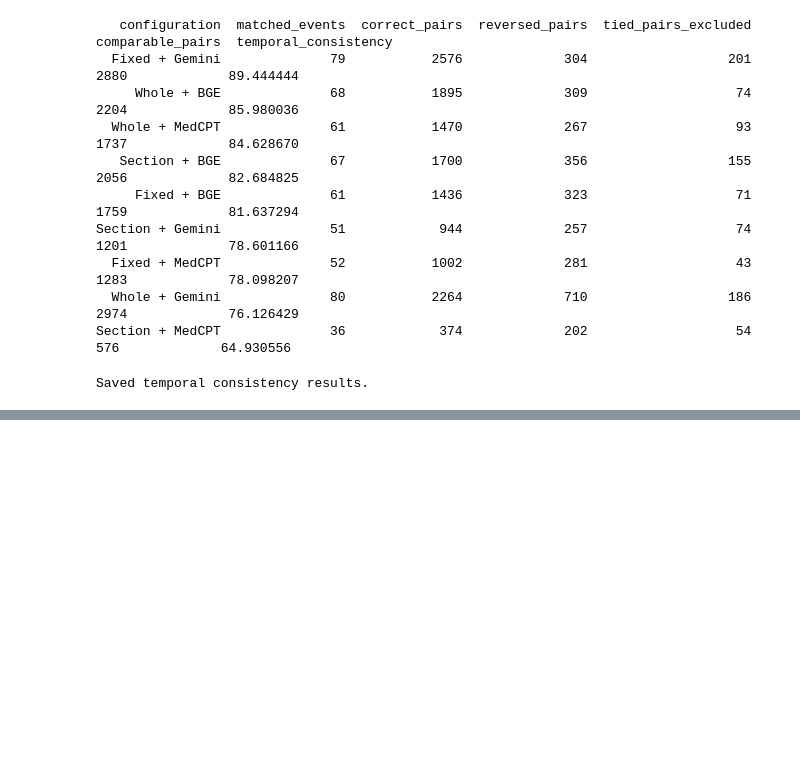
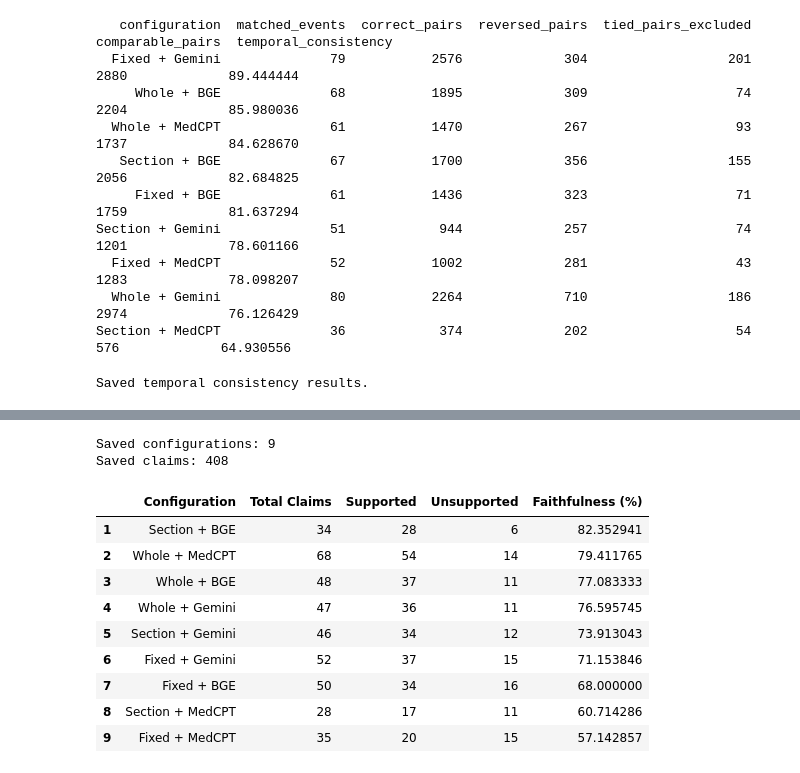
Before and after one commit to pallavi-cs-ai/clinical-summarization-eval, a Jupyter notebook: notebooks/03_workflow_rag_eval_chunks_embeddings.ipynb, the cells around one changed output, grey strips where cells are left out. Saved outputs shown, nothing was run; the diff lists cells and outputs as text; code cells hidden in the pictures; blank space fills up the shorter version.

```diff
--- a/notebooks/03_workflow_rag_eval_chunks_embeddings.ipynb
+++ b/notebooks/03_workflow_rag_eval_chunks_embeddings.ipynb
@@ -694,0 +753,7 @@ Saved temporal consistency results.
+# %%
+# Remove the 7 records whose entire note text is "#NAME?"
+notes_clean = notes[
+    notes["clean_note_text"].astype(str).str.strip() != "#NAME?"
+].copy()
+
+print("After #NAME? removal:", len(notes_clean))
@@ -694,0 +842,6 @@ Saved temporal consistency results.
+# %%
+source_gemini_embeddings = embed_gemini_texts(
+    source_evidence_texts
+)
+
+print("Embedding shape:", source_gemini_embeddings.shape)
@@ -694,0 +1080,59 @@ Saved temporal consistency results.
+# %%
+import json
+
+with open("rag_faithfulness_results_gpt54mini.json", "w") as f:
+    json.dump(faithfulness_results, f, indent=2)
+
+print("Saved configurations:", len(faithfulness_results))
+print(
+    "Saved claims:",
+    sum(len(v) for v in faithfulness_results.values())
+)
+# %% [output]
+Saved configurations: 9
+Saved claims: 408
+# %%
+faithfulness_scores = []
+
+for config_name, results in faithfulness_results.items():
+
+    total = len(results)
+
+    supported = sum(
+        1 for item in results
+        if item["label"] == "SUPPORTED"
+    )
+
+    unsupported = total - supported
+
+    faithfulness = (supported / total) * 100
+
+    faithfulness_scores.append({
+        "Configuration": config_name,
+        "Total Claims": total,
+        "Supported": supported,
+        "Unsupported": unsupported,
+        "Faithfulness (%)": faithfulness
+    })
+
+faithfulness_df = pd.DataFrame(faithfulness_scores)
+
+faithfulness_df = faithfulness_df.sort_values(
+    "Faithfulness (%)",
+    ascending=False
+).reset_index(drop=True)
+
+faithfulness_df.index += 1
+
+display(faithfulness_df)
+# %% [output]
+|  | Configuration | Total Claims | Supported | Unsupported | Faithfulness (%) |
+| 1 | Section + BGE | 34 | 28 | 6 | 82.352941 |
+| 2 | Whole + MedCPT | 68 | 54 | 14 | 79.411765 |
+| 3 | Whole + BGE | 48 | 37 | 11 | 77.083333 |
+| 4 | Whole + Gemini | 47 | 36 | 11 | 76.595745 |
+| 5 | Section + Gemini | 46 | 34 | 12 | 73.913043 |
+| 6 | Fixed + Gemini | 52 | 37 | 15 | 71.153846 |
+| 7 | Fixed + BGE | 50 | 34 | 16 | 68.000000 |
+| 8 | Section + MedCPT | 28 | 17 | 11 | 60.714286 |
+| 9 | Fixed + MedCPT | 35 | 20 | 15 | 57.142857 |
```
Also changed, not shown: parts of 22 cells of this notebook, 1 other file.
